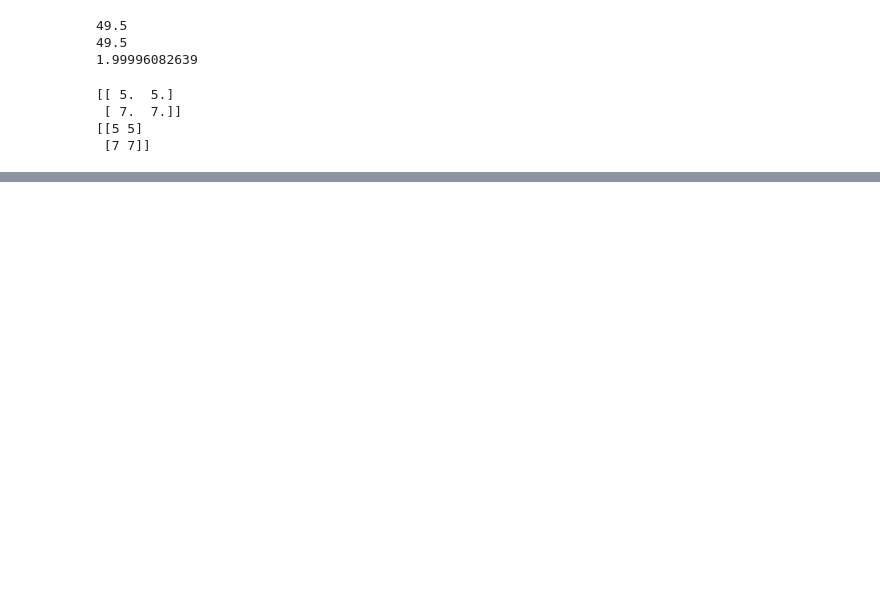
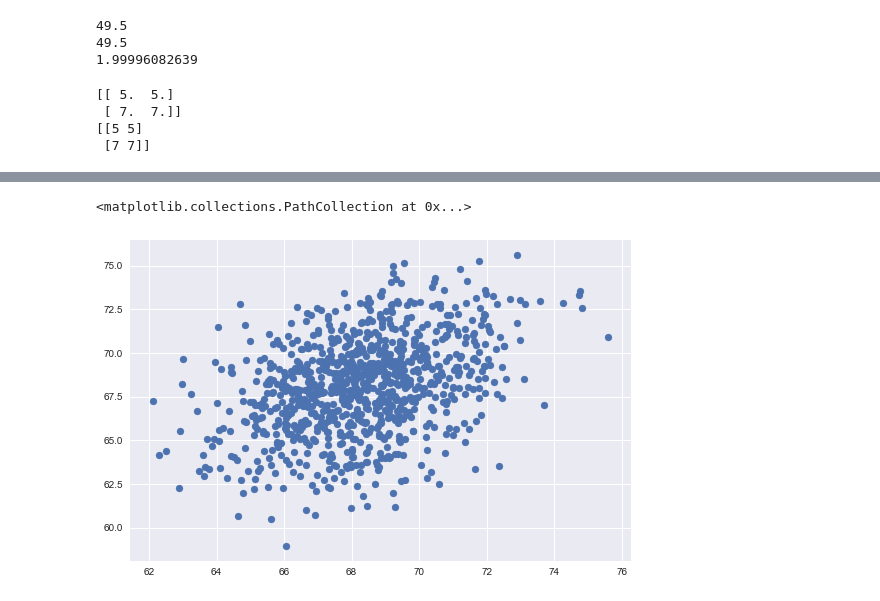
Before and after one commit to gomesfernanda/lxmls_lab, a Jupyter notebook: Lesson 0 - Python basics.ipynb, the cells around one changed output, grey strips where cells are left out. Cells and saved outputs as stored; diff of their text form; code cells hidden in the pictures; blank space fills up the shorter version.

```diff
--- a/Lesson 0 - Python basics.ipynb
+++ b/Lesson 0 - Python basics.ipynb
@@ -66,0 +167,13 @@ print(d)
+# %%
+# Let's add a little bit of randomization on our dataset
+
+x_axis_jitter = np.random.randn(len(x_axis))
+new_x_axis = x_axis + x_axis_jitter
+
+y_axis_jitter = np.random.randn(len(y_axis))
+new_y_axis = y_axis + y_axis_jitter
+
+plt.scatter(new_x_axis, new_y_axis)
+# %% [output]
+<matplotlib.collections.PathCollection at 0x...>
+[figure, added]
```
Also changed, not shown: parts of 15 cells of this notebook, 2 other files.
